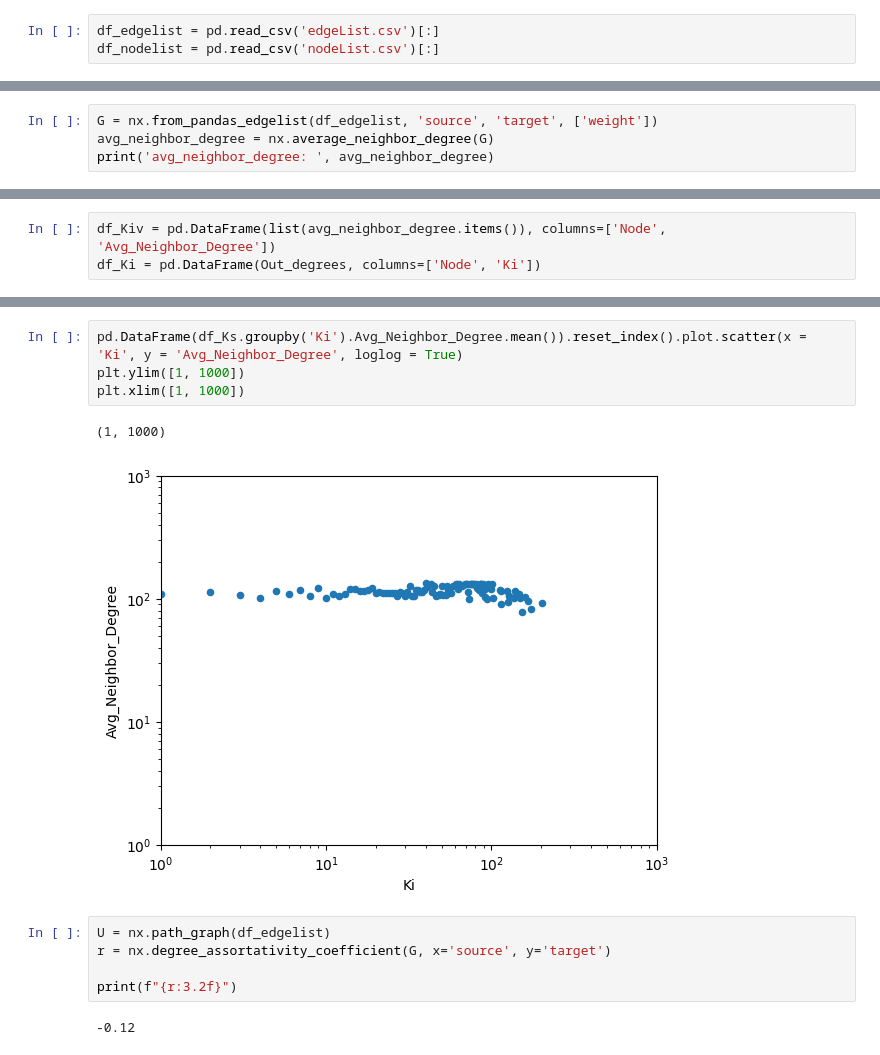
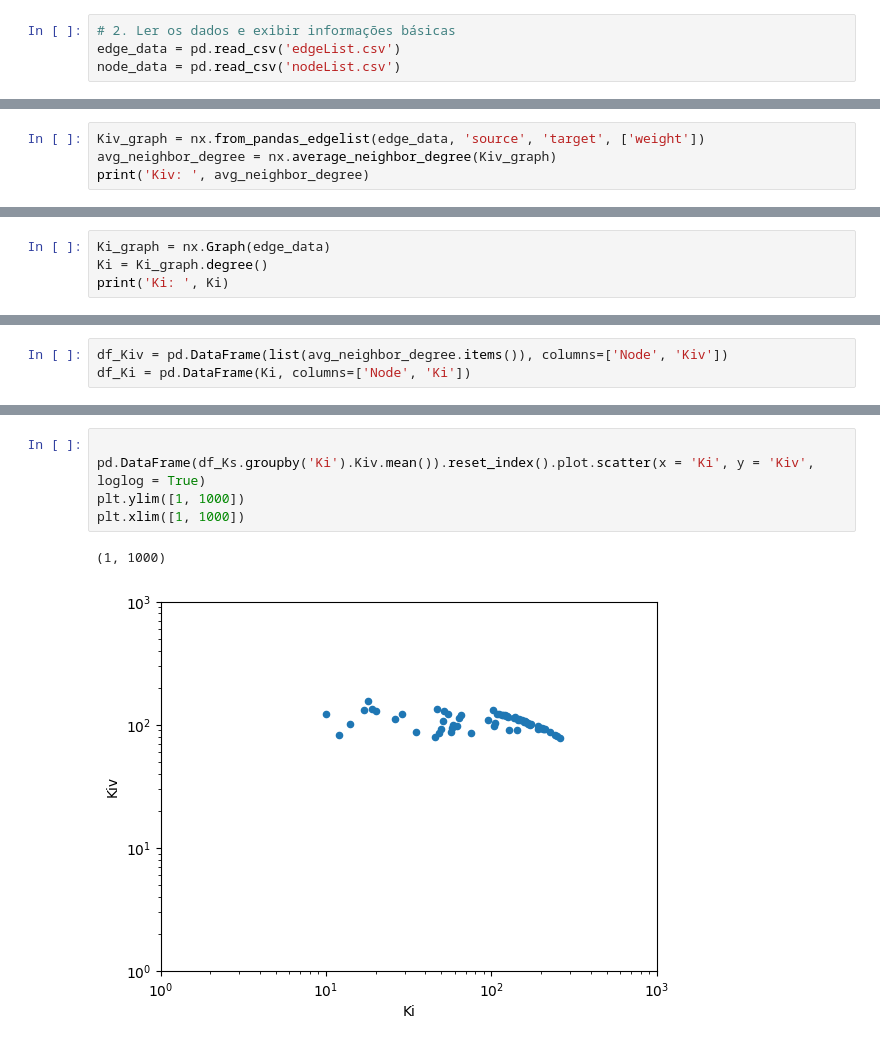
Before and after one commit to walacevale/Assortativity, a Jupyter notebook: main.ipynb, the cells around one changed output, grey strips where cells are left out. Saved outputs shown, nothing was run; the diff lists cells and outputs as text.

```diff
--- a/main.ipynb
+++ b/main.ipynb
@@ -4,6 +5,7 @@ import networkx as nx
 import matplotlib.pyplot as plt
 import numpy as np
 # %%
-df_edgelist = pd.read_csv('edgeList.csv')[:]
-df_nodelist = pd.read_csv('nodeList.csv')[:]
+# 2. Ler os dados e exibir informações básicas
+edge_data = pd.read_csv('edgeList.csv')
+node_data = pd.read_csv('nodeList.csv')
 # %%
@@ -48,5 +52,5 @@ plt.show()
 # %%
-G = nx.from_pandas_edgelist(df_edgelist, 'source', 'target', ['weight'])
-avg_neighbor_degree = nx.average_neighbor_degree(G)
-print('avg_neighbor_degree: ', avg_neighbor_degree)
+Kiv_graph = nx.from_pandas_edgelist(edge_data, 'source', 'target', ['weight'])
+avg_neighbor_degree = nx.average_neighbor_degree(Kiv_graph)
+print('Kiv: ', avg_neighbor_degree)
 # %% [output]
@@ -59,0 +58,4 @@ Out_degrees:  [(0, 66), (3, 139), (4, 159), (7, 63), (13, 201), (15, 143), (16,
+# %%
+Ki_graph = nx.Graph(edge_data)
+Ki = Ki_graph.degree()
+print('Ki: ', Ki)
@@ -60,6 +64,6 @@ Out_degrees:  [(0, 66), (3, 139), (4, 159), (7, 63), (13, 201), (15, 143), (16,
 # %%
-df_Kiv = pd.DataFrame(list(avg_neighbor_degree.items()), columns=['Node', 'Avg_Neighbor_Degree'])
-df_Ki = pd.DataFrame(Out_degrees, columns=['Node', 'Ki'])
+df_Kiv = pd.DataFrame(list(avg_neighbor_degree.items()), columns=['Node', 'Kiv'])
+df_Ki = pd.DataFrame(Ki, columns=['Node', 'Ki'])
 # %%
 df_Ks = df_Ki.merge(df_Kiv, on = 'Node')
 df_Ks.head()
@@ -73,14 +77,8 @@ df_Ks.head()
 # %%
-pd.DataFrame(df_Ks.groupby('Ki').Avg_Neighbor_Degree.mean()).reset_index().plot.scatter(x = 'Ki', y = 'Avg_Neighbor_Degree', loglog = True)
+
+pd.DataFrame(df_Ks.groupby('Ki').Kiv.mean()).reset_index().plot.scatter(x = 'Ki', y = 'Kiv', loglog = True)
 plt.ylim([1, 1000])
 plt.xlim([1, 1000])
 # %% [output]
 (1, 1000)
-[figure, old version]
+[figure, new version]
-# %%
-U = nx.path_graph(df_edgelist)
-r = nx.degree_assortativity_coefficient(G, x='source', y='target')
-
-print(f"{r:3.2f}")
-# %% [output]
--0.12
```
Also changed, not shown: parts of 11 cells of this notebook, 2 other files.
